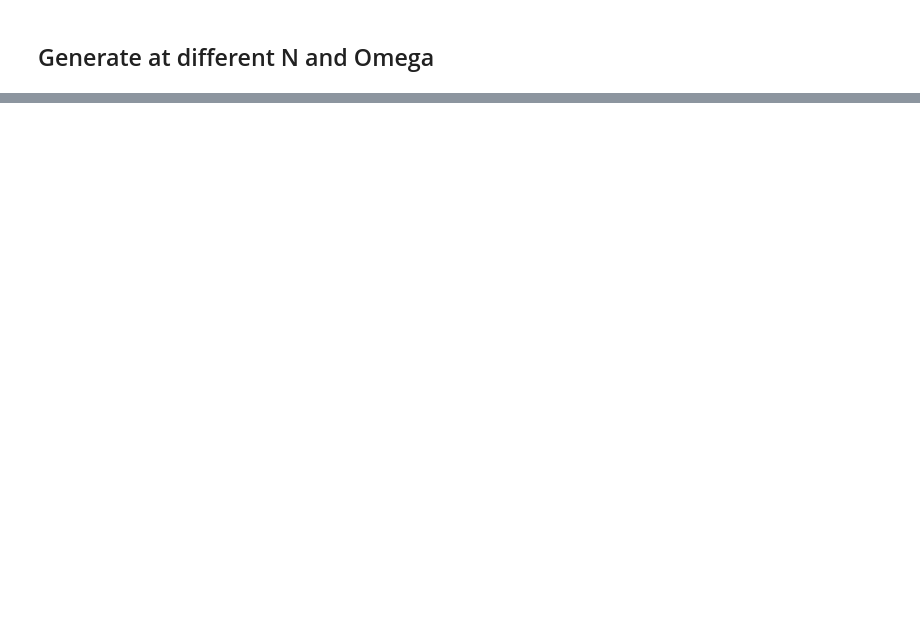
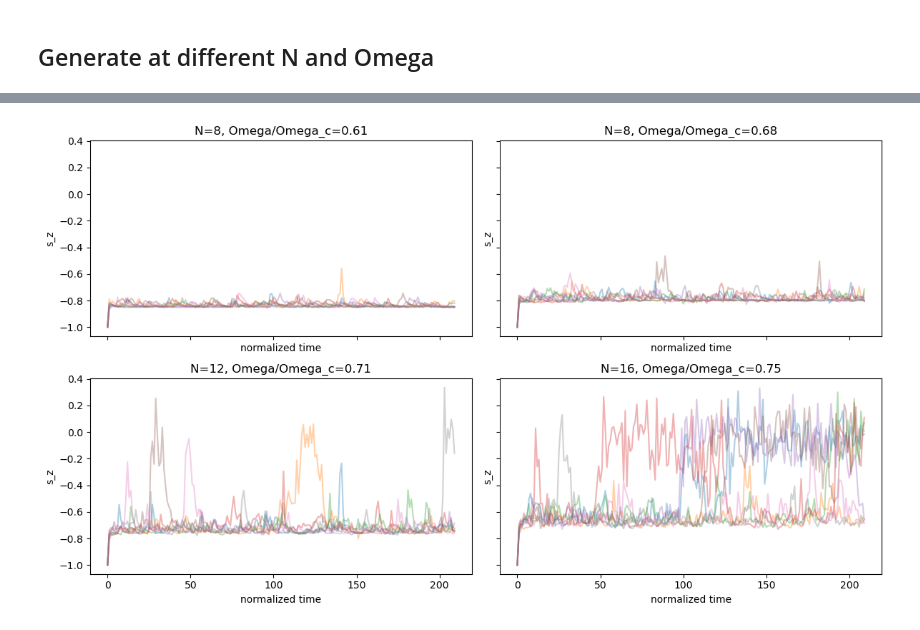
Before and after one commit to leppenen/project_ML4sci, a Jupyter notebook: different_omega/train_and_experiments.ipynb, the cells around one changed output, grey strips where cells are left out. Cells and saved outputs as stored; diff of their text form; code cells hidden in the pictures; blank space fills up the shorter version.

```diff
--- a/different_omega/train_and_experiments.ipynb
+++ b/different_omega/train_and_experiments.ipynb
@@ -16,7 +16,7 @@ from different_omega.train_grid_model import load_trajectories, generate_traject
 
 data_root = project_root / 'GenerateTraj'
 checkpoint_path = project_root / 'different_omega' / 'different_omega_grugrid_best.pt'
-n_values = [4, 6, 8, 10, 12, 14, 16, 18]
+n_values = [4, 6, 8, 10, 12, 14, 16]
 omega_values = None  # e.g. [.61, .65, .69, .71, .75]
 # %% [markdown]
 ## Inspect available conditions
@@ -53,0 +116,11 @@ plt.tight_layout()
+# %%
+fig, axes = plt.subplots(2, 2, figsize=(12, 7), sharex=True, sharey=True)
+for axis, (condition, values) in zip(axes.flat, generated.items()):
+    axis.plot(values[:8].cpu().T, alpha=.35)
+    #axis.plot(values.mean(0).cpu(), color='black', linewidth=2)
+    axis.set_title(f'N={condition[0]}, Omega/Omega_c={condition[1]:.2f}')
+    axis.set_xlabel('normalized time')
+    axis.set_ylabel('s_z')
+plt.tight_layout()
+# %% [output]
+[figure, added]
```
Also changed, not shown: parts of 11 cells of this notebook, 2 other files.
